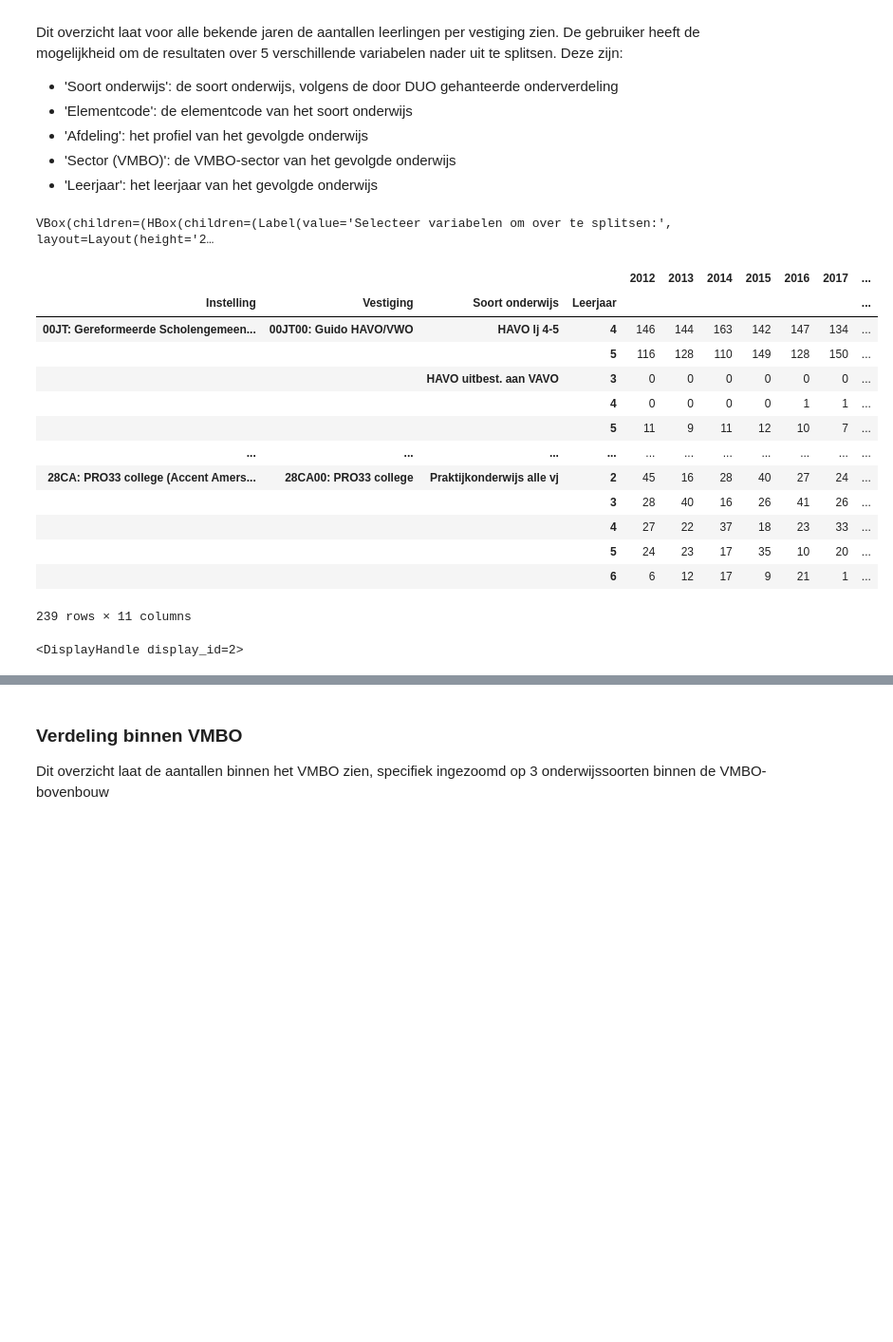
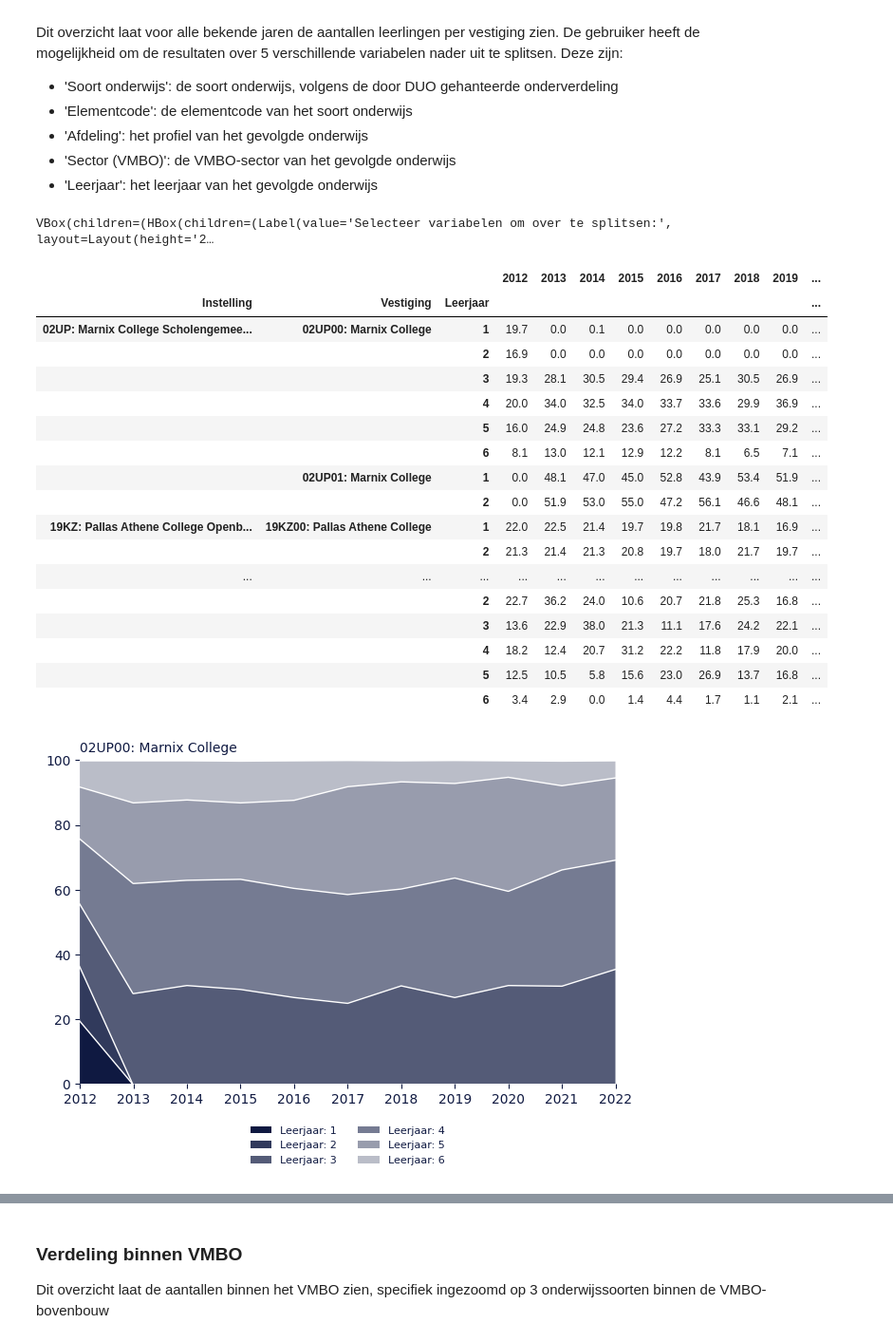
Before and after one commit to MartinBelderBMC/RPO_Dashboard, a Jupyter notebook: Frontend_RPO.ipynb, the cells around one changed output, grey strips where cells are left out. Shown at 95% size. Drawn from its saved outputs; the diff is of its cells as text; code cells hidden in the pictures; blank space fills up the shorter version.

```diff
--- a/Frontend_RPO.ipynb
+++ b/Frontend_RPO.ipynb
@@ -45,6 +44,8 @@ bewerkte_data_map = os.path.join("/content/gdrive/My Drive/RPO applicatie", "dat
 geo_data_map = os.path.join(bewerkte_data_map,'geo')
 
 out_results_save_map = "/content/gdrive/My Drive/"
+# %%
+primary_colors = ["#B4A38A", "#F7F5F0", "#0F1941"]
 # %%
 #@title
 base_file_voorz = pd.read_csv(os.path.join(bewerkte_data_map, "voorzieningen_tabel.csv"),
@@ -674,16 +762,20 @@ def toon_data_so(*args):
 
   filtered_array, var_to_axis_map, val_to_index_on_axis_map = dict(arrays_dict['Aantallen per onderwijssoort']).values()
 
-  show_frame = array_naar_show_frame(filtered_array, var_to_axis_map,
-                                     val_to_index_on_axis_map,
-                                     list(selected_split_vars_so),
-                                     ['BRIN (vestiging)'],
-                                     perc,
-                                     list(selected_split_vars_percentages))
+  show_frame = array_naar_show_frame(out_array = filtered_array,
+                                     var_to_axis_map = var_to_axis_map,
+                                     val_to_index_on_axis_map = val_to_index_on_axis_map,
+                                     select_split_vars = list(selected_split_vars_so),
+                                     fixed_split_vars = ['BRIN (vestiging)'],
+                                     perc = perc,
+                                     perc_vars = ['BRIN (vestiging)'])
+
+  figs = export_tab_to_area_charts(show_frame)
 
   display(show_frame, display_id = 2)
 
-  out_results['Overzicht leerlingenaantallen per vestiging'] = show_frame
+  out_results['Overzicht leerlingenaantallen per vestiging'] = {'show_frame' : show_frame,
+                                                                'figs' : figs}
 # %%
 #@title
 # placeholders variabelen
@@ -711,49 +803,54 @@ label_widget_split = widgets.Label(value = 'Selecteer variabelen om over te spli
                                    layout = widgets.Layout(width='400px', height='25px'))
 
 # widget: select splitvariabele
-split_var_options = ['Soort onderwijs', 'Elementcode', 'Afdeling', 'Sector (VMBO)', 'Leerjaar']
+split_var_options = ['Soort onderwijs', 'Elementcode', 'Afdeling',
+                     'Sector (VMBO)', 'Leerjaar', 'VMBO-categorie']
 
 split_vars_widg_so = widgets.SelectMultiple(options = split_var_options,
                                            layout = widgets.Layout(width='400px', height='100px'))
 
 split_vars_widg_so.observe(set_split_vars_so, names = 'value')
 
 # widget: knop om te tonen
 show_button_so = widgets.Button(description = 'Toon data',
                                 style = dict(font_weight='bold', font_size = 24),
                                 layout = widgets.Layout(width='400px', height='50px'))
 
 show_button_so.on_click(toon_data_so)
 
 # widget: selecteer of percentages
 perc_set_widget = widgets.Checkbox(description = 'Bereken percentages',
                                    indent = False)
 
 perc_set_widget.observe(set_perc_bool, names = 'value')
 
 #perc_set_widget.observe(maak_perc_widget, names = 'value')
 
 perc_set_widget.observe(maak_widget_frame, names = 'value')
 
 
 # widgets tonen
 maak_widget_frame()
 
 display('Nog geen data getoond', display_id = 2)
 # %% [output]
 VBox(children=(HBox(children=(Label(value='Selecteer variabelen om over te splitsen:', layout=Layout(height='2…
-|  |  |  |  | 2012 | 2013 | 2014 | 2015 | 2016 | 2017 | ... |
-| Instelling | Vestiging | Soort onderwijs | Leerjaar |  |  |  |  |  |  | ... |
-| 00JT: Gereformeerde Scholengemeen... | 00JT00: Guido HAVO/VWO | HAVO lj 4-5 | 4 | 146 | 144 | 163 | 142 | 147 | 134 | ... |
-|  |  |  | 5 | 116 | 128 | 110 | 149 | 128 | 150 | ... |
-|  |  | HAVO uitbest. aan VAVO | 3 | 0 | 0 | 0 | 0 | 0 | 0 | ... |
-|  |  |  | 4 | 0 | 0 | 0 | 0 | 1 | 1 | ... |
-|  |  |  | 5 | 11 | 9 | 11 | 12 | 10 | 7 | ... |
-| ... | ... | ... | ... | ... | ... | ... | ... | ... | ... | ... |
-| 28CA: PRO33 college (Accent Amers... | 28CA00: PRO33 college | Praktijkonderwijs alle vj | 2 | 45 | 16 | 28 | 40 | 27 | 24 | ... |
-|  |  |  | 3 | 28 | 40 | 16 | 26 | 41 | 26 | ... |
-|  |  |  | 4 | 27 | 22 | 37 | 18 | 23 | 33 | ... |
-|  |  |  | 5 | 24 | 23 | 17 | 35 | 10 | 20 | ... |
-|  |  |  | 6 | 6 | 12 | 17 | 9 | 21 | 1 | ... |
+|  |  |  | 2012 | 2013 | 2014 | 2015 | 2016 | 2017 | 2018 | 2019 | ... |
+| Instelling | Vestiging | Leerjaar |  |  |  |  |  |  |  |  | ... |
+| 02UP: Marnix College Scholengemee... | 02UP00: Marnix College | 1 | 19.7 | 0.0 | 0.1 | 0.0 | 0.0 | 0.0 | 0.0 | 0.0 | ... |
+|  |  | 2 | 16.9 | 0.0 | 0.0 | 0.0 | 0.0 | 0.0 | 0.0 | 0.0 | ... |
+|  |  | 3 | 19.3 | 28.1 | 30.5 | 29.4 | 26.9 | 25.1 | 30.5 | 26.9 | ... |
+|  |  | 4 | 20.0 | 34.0 | 32.5 | 34.0 | 33.7 | 33.6 | 29.9 | 36.9 | ... |
+|  |  | 5 | 16.0 | 24.9 | 24.8 | 23.6 | 27.2 | 33.3 | 33.1 | 29.2 | ... |
+|  |  | 6 | 8.1 | 13.0 | 12.1 | 12.9 | 12.2 | 8.1 | 6.5 | 7.1 | ... |
+|  | 02UP01: Marnix College | 1 | 0.0 | 48.1 | 47.0 | 45.0 | 52.8 | 43.9 | 53.4 | 51.9 | ... |
+|  |  | 2 | 0.0 | 51.9 | 53.0 | 55.0 | 47.2 | 56.1 | 46.6 | 48.1 | ... |
+| 19KZ: Pallas Athene College Openb... | 19KZ00: Pallas Athene College | 1 | 22.0 | 22.5 | 21.4 | 19.7 | 19.8 | 21.7 | 18.1 | 16.9 | ... |
+|  |  | 2 | 21.3 | 21.4 | 21.3 | 20.8 | 19.7 | 18.0 | 21.7 | 19.7 | ... |
+| ... | ... | ... | ... | ... | ... | ... | ... | ... | ... | ... | ... |
+|  |  | 2 | 22.7 | 36.2 | 24.0 | 10.6 | 20.7 | 21.8 | 25.3 | 16.8 | ... |
+|  |  | 3 | 13.6 | 22.9 | 38.0 | 21.3 | 11.1 | 17.6 | 24.2 | 22.1 | ... |
+|  |  | 4 | 18.2 | 12.4 | 20.7 | 31.2 | 22.2 | 11.8 | 17.9 | 20.0 | ... |
+|  |  | 5 | 12.5 | 10.5 | 5.8 | 15.6 | 23.0 | 26.9 | 13.7 | 16.8 | ... |
+|  |  | 6 | 3.4 | 2.9 | 0.0 | 1.4 | 4.4 | 1.7 | 1.1 | 2.1 | ... |
-239 rows × 11 columns
-<DisplayHandle display_id=2>
+[figure, added]
```
Also changed, not shown: parts of 11 cells of this notebook.
